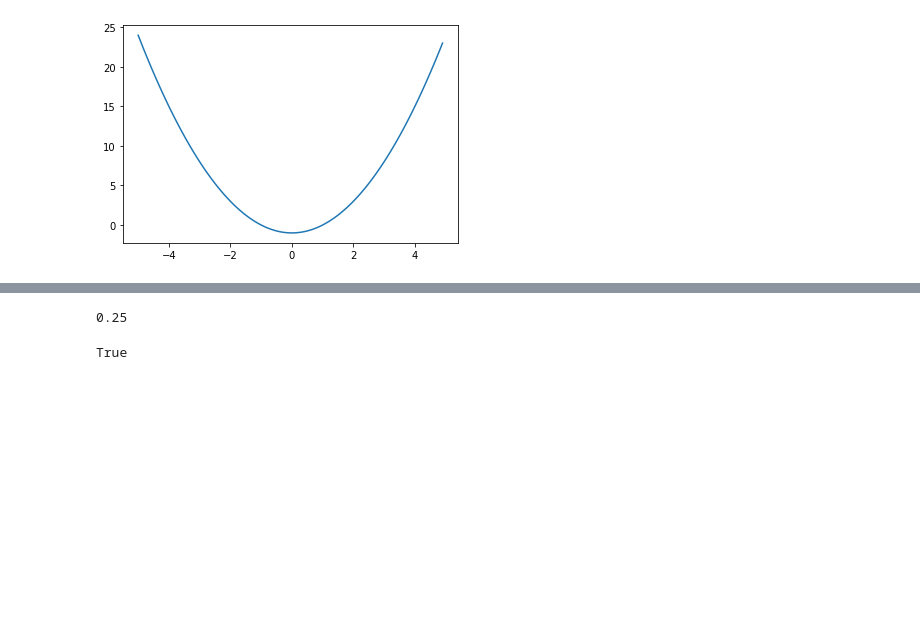
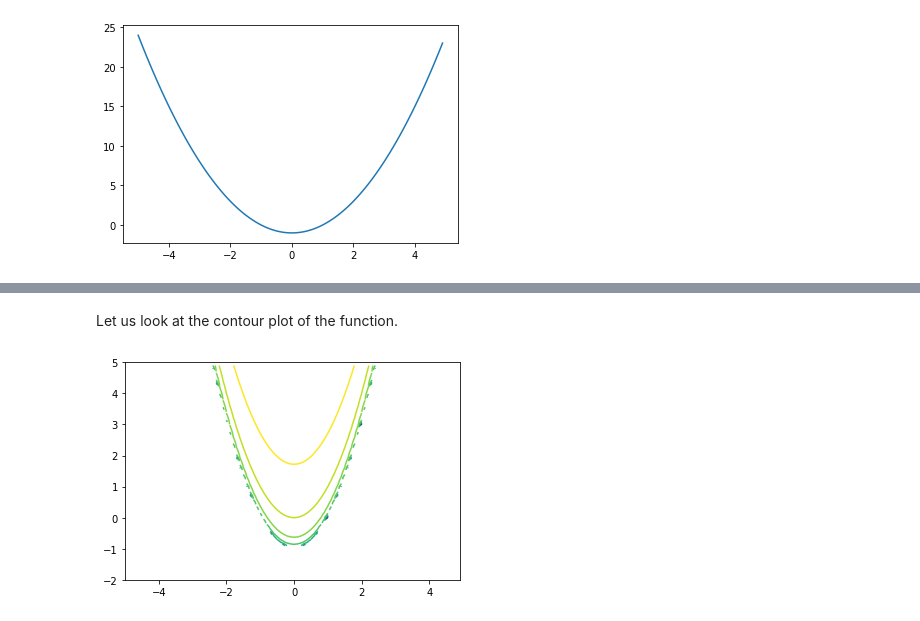
Before and after one commit to petergchang/proximal_jax, a Jupyter notebook: 1_Introduction.ipynb, the cells around one changed output, grey strips where cells are left out. Saved outputs shown, nothing was run; the diff lists cells and outputs as text; code cells hidden in the pictures; blank space fills up the shorter version.

Commit message:
Add contour plot for bivariate example

```diff
--- a/1_Introduction.ipynb
+++ b/1_Introduction.ipynb
@@ -100,5 +86,4 @@ print(post_proximal_points)
 def convex_fn_2d(x):
     """ Simple convex function R2->R
     """
-    assert x.shape == (2,)
     return jnp.log(1 - x[0]**2 + x[1])
@@ -151,9 +105,13 @@ def proximal_operator(fn, v, lamb=1):
-# %%
-proximal_operator(convex_fn1, 1)
-# %% [output]
-0.25
-# %%
-x = jnp.array([1,2,3])
-x.shape == (3,)
-# %% [output]
-True
+# %% [markdown]
+Let us look at the contour plot of the function.
+# %%
+# Define meshgrid
+xx, yy = jnp.meshgrid(x, y)
+z = convex_fn_2d([xx, yy])
+
+# Plot contour of function
+fig, ax = plt.subplots()
+ax.contour(xx, yy, z, levels=jnp.arange(-10, 2));
+ax.set_ylim(-2, 5);
+# %% [output]
+[figure, added]
```
Also changed, not shown: parts of 12 cells of this notebook.
